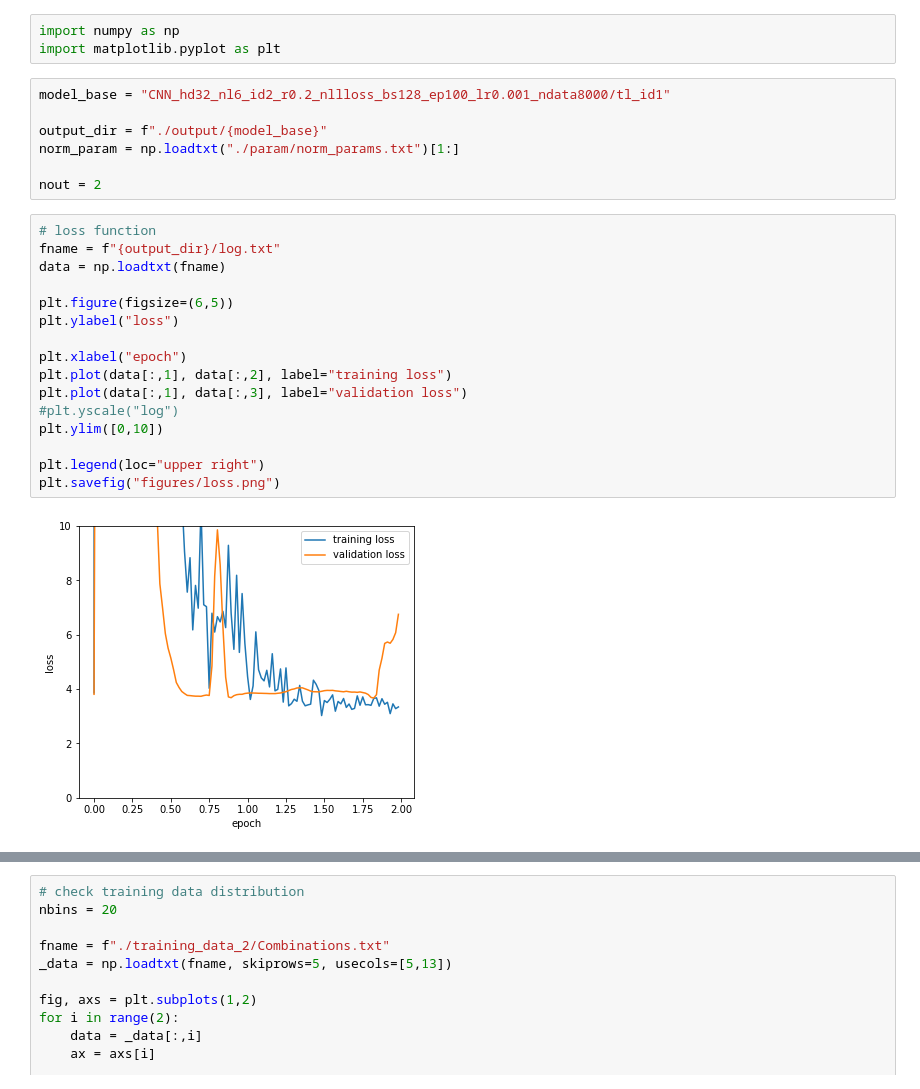
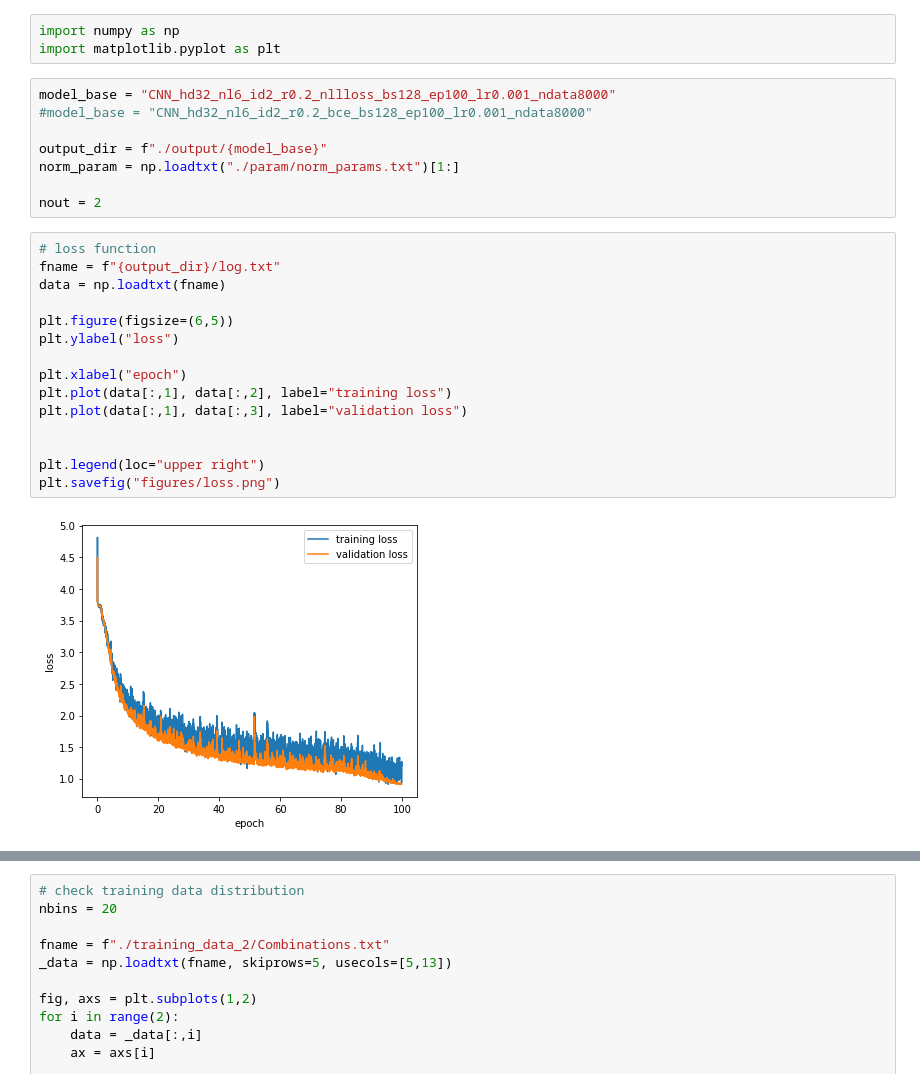
Before and after one commit to knmoriwaki/Asteroseismology, a Jupyter notebook: plot.ipynb, the cells around one changed output, grey strips where cells are left out. Saved outputs shown, nothing was run; the diff lists cells and outputs as text.

```diff
--- a/plot.ipynb
+++ b/plot.ipynb
@@ -2,7 +2,8 @@
 import numpy as np
 import matplotlib.pyplot as plt
 # %%
-model_base = "CNN_hd32_nl6_id2_r0.2_nllloss_bs128_ep100_lr0.001_ndata8000/tl_id1"
+model_base = "CNN_hd32_nl6_id2_r0.2_nllloss_bs128_ep100_lr0.001_ndata8000"
+#model_base = "CNN_hd32_nl6_id2_r0.2_bce_bs128_ep100_lr0.001_ndata8000"
 
 output_dir = f"./output/{model_base}"
 norm_param = np.loadtxt("./param/norm_params.txt")[1:]
@@ -11,21 +12,20 @@ nout = 2
 # %%
 # loss function
 fname = f"{output_dir}/log.txt"
 data = np.loadtxt(fname)
 
 plt.figure(figsize=(6,5))
 plt.ylabel("loss")
 
 plt.xlabel("epoch")
 plt.plot(data[:,1], data[:,2], label="training loss")
 plt.plot(data[:,1], data[:,3], label="validation loss")
-#plt.yscale("log")
-plt.ylim([0,10])
+
 
 plt.legend(loc="upper right")
 plt.savefig("figures/loss.png")
 # %% [output]
-[figure, old version]
+[figure, new version]
 # %%
 # check validation result
 fname = f"{output_dir}/val.txt"
```
Also changed, not shown: parts of 5 cells of this notebook.
